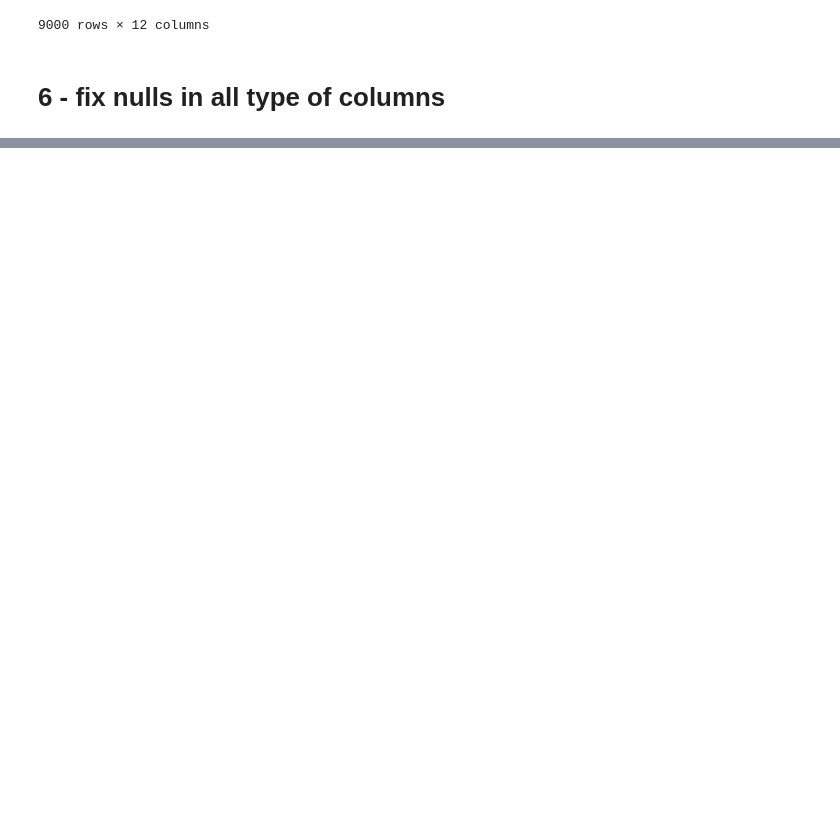
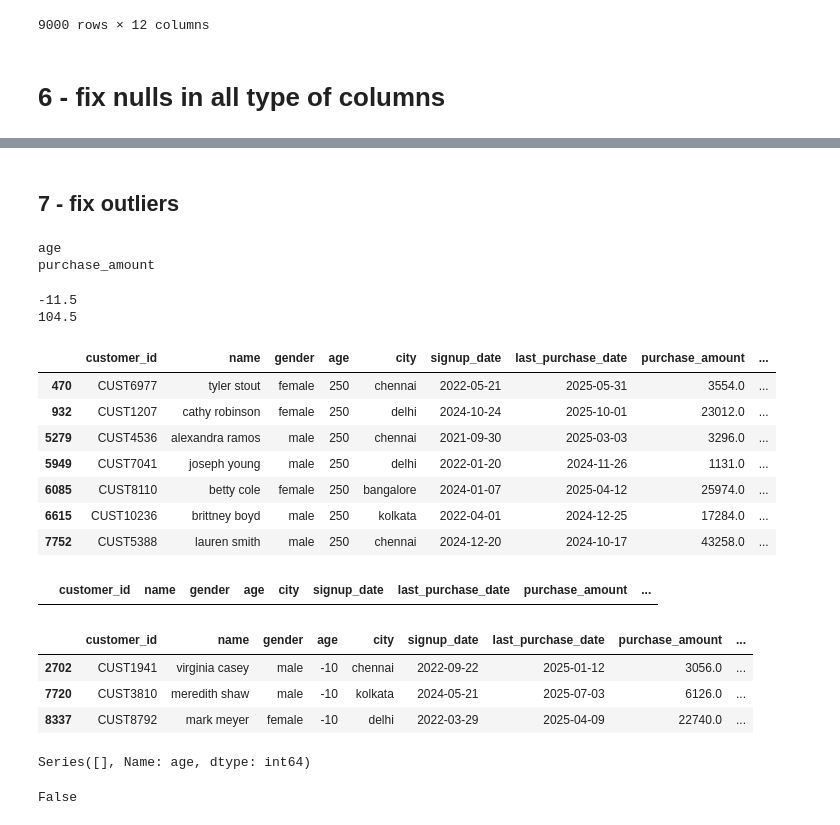
Before and after one commit to Arijit-Das-dev/Master-Data-Cleaning, a Jupyter notebook: notebooks/customers_sales.ipynb, the cells around one changed output, grey strips where cells are left out. Saved outputs shown, nothing was run; the diff lists cells and outputs as text; code cells hidden in the pictures; blank space fills up the shorter version.

Commit message:
fixing_customer_sales_dataset

```diff
--- a/notebooks/customers_sales.ipynb
+++ b/notebooks/customers_sales.ipynb
@@ -495,4 +474,6 @@ for column in df.columns:
 for column in df.columns:
     if df[column].dtypes == '<M8[ns]':
         missing_pct = (df[column].isnull().sum()/len(df[column]))*100
-        print(column, "=", missing_pct)
+
+        if missing_pct <= 50:
+            df[column] = df[column].ffill()
@@ -501,0 +497,54 @@ last_purchase_date = 10.033333333333333
+# %% [markdown]
+## 7 - fix outliers
+# %%
+for column in df.columns:
+    if df[column].dtypes == "int64" or df[column].dtypes == "float64":
+        if is_outlier(col=column, df=df):
+            print(column)
+# %% [output]
+age
+purchase_amount
+# %%
+# 'age'
+
+Q1 = df['age'].quantile(0.25)   # 25th quantile
+Q2 = df['age'].median()         # Median
+Q3 = df['age'].quantile(0.75)   # 75th quantile
+
+IQR = Q3 - Q1   # Inter Quartile Range
+
+lower_limit = Q1 - (IQR * 1.5)  # lower limit
+print(lower_limit)
+upper_limit = Q3 + (IQR * 1.5)  # upper limit
+print(upper_limit)
+# %% [output]
+-11.5
+104.5
+# %%
+df.loc[df['age'] > upper_limit]
+# %% [output]
+|  | customer_id | name | gender | age | city | signup_date | last_purchase_date | purchase_amount | ... |
+| 470 | CUST6977 | tyler stout | female | 250 | chennai | 2022-05-21 | 2025-05-31 | 3554.0 | ... |
+| 932 | CUST1207 | cathy robinson | female | 250 | delhi | 2024-10-24 | 2025-10-01 | 23012.0 | ... |
+| 5279 | CUST4536 | alexandra ramos | male | 250 | chennai | 2021-09-30 | 2025-03-03 | 3296.0 | ... |
+| 5949 | CUST7041 | joseph young | male | 250 | delhi | 2022-01-20 | 2024-11-26 | 1131.0 | ... |
+| 6085 | CUST8110 | betty cole | female | 250 | bangalore | 2024-01-07 | 2025-04-12 | 25974.0 | ... |
+| 6615 | CUST10236 | brittney boyd | male | 250 | kolkata | 2022-04-01 | 2024-12-25 | 17284.0 | ... |
+| 7752 | CUST5388 | lauren smith | male | 250 | chennai | 2024-12-20 | 2024-10-17 | 43258.0 | ... |
+# %%
+df.loc[df['age'] < lower_limit]
+# %% [output]
+|  | customer_id | name | gender | age | city | signup_date | last_purchase_date | purchase_amount | ... |
+# %%
+df.loc[df['age'] < 0]
+# %% [output]
+|  | customer_id | name | gender | age | city | signup_date | last_purchase_date | purchase_amount | ... |
+| 2702 | CUST1941 | virginia casey | male | -10 | chennai | 2022-09-22 | 2025-01-12 | 3056.0 | ... |
+| 7720 | CUST3810 | meredith shaw | male | -10 | kolkata | 2024-05-21 | 2025-07-03 | 6126.0 | ... |
+| 8337 | CUST8792 | mark meyer | female | -10 | delhi | 2022-03-29 | 2025-04-09 | 22740.0 | ... |
+# %%
+# Fixing lower limit first
+lower_mask = df['age'] < 0
+df.loc[lower_mask, 'age'] = -(df.loc[lower_mask, 'age'])
+# %% [output]
+Series([], Name: age, dtype: int64)
@@ -501,0 +555,5 @@ last_purchase_date = 10.033333333333333
+# %%
+# Final check
+print(is_outlier(col='age', df=df))
+# %% [output]
+False
```
Also changed, not shown: parts of 7 cells of this notebook.
